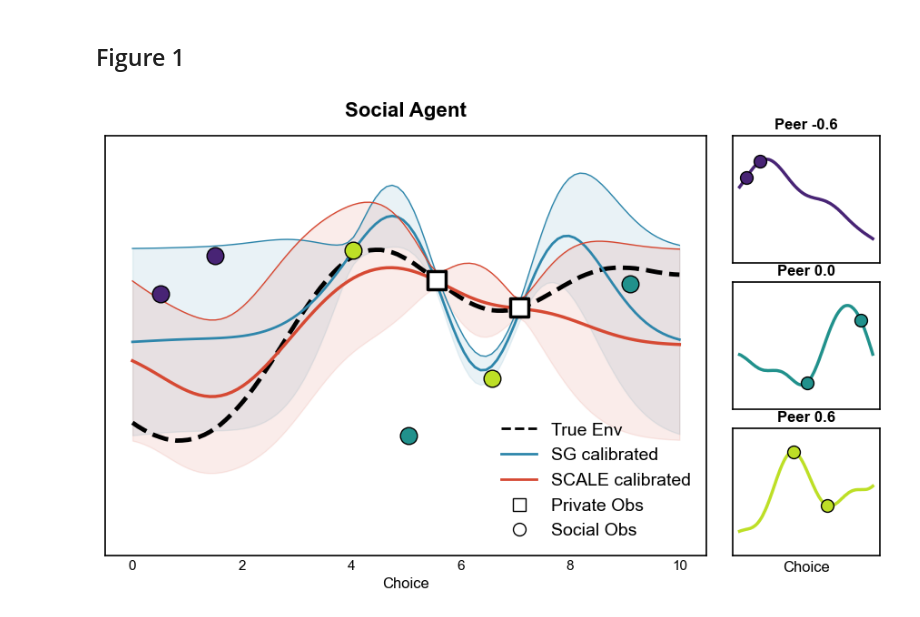
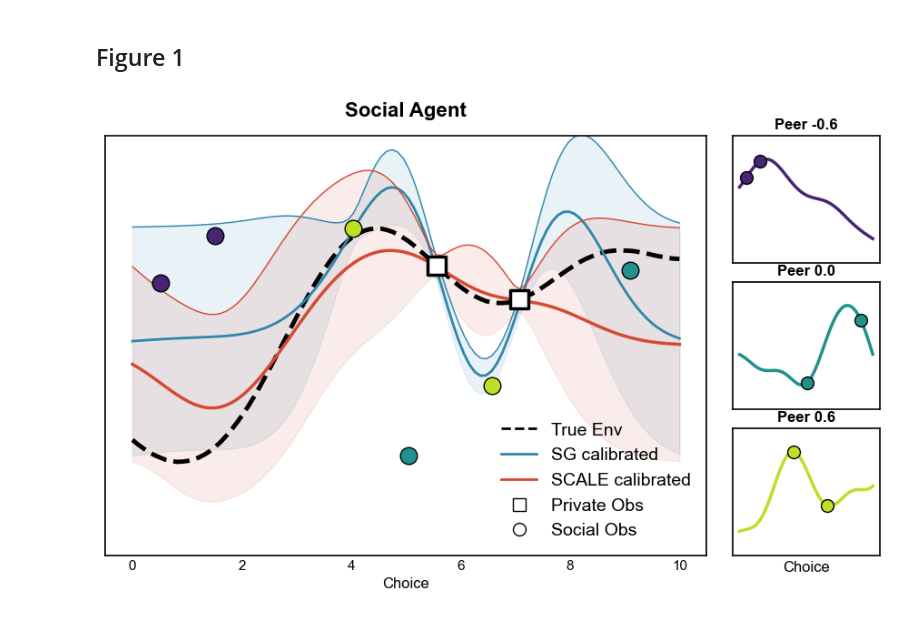
Before and after one commit to vagechirkov/Spatial-MAB-ABM, a Jupyter notebook: abm/models_illustrations.ipynb, the cells around one changed output. Cells and saved outputs as stored; diff of their text form; code cells hidden in the pictures.

```diff
--- a/abm/models_illustrations.ipynb
+++ b/abm/models_illustrations.ipynb
@@ -574,32 +574,32 @@ def create_figure_1(env_seed=53, np_seed=71):
 
     # Observations
     ax_main.scatter(X_obs_private, y_obs_private, s=200, facecolors='white', edgecolors='black', linewidth=2.5, zorder=15, marker='s', label="Private Obs")
     for (px, py, _, pcolor) in peer_obs_data:
         ax_main.scatter(px, py, s=180, facecolors=pcolor, edgecolors='k', zorder=10, marker='o')
 
     ax_main.set_title("Social Agent", fontsize=16, fontweight='bold', pad=15)
-    ax_main.set_ylim(-1.1, 1.1)
+    ax_main.set_ylim(-0.9, 0.9)
     ax_main.set_yticks([])
     ax_main.set_xlabel("Choice", fontsize=12)
 
     from matplotlib.lines import Line2D
     legend_elements = [
         Line2D([0], [0], color='black', ls='--', lw=2, alpha=1, label='True Env'),
         Line2D([0], [0], color='#2E86AB', lw=2, ls='-', label='SG calibrated'),
         Line2D([0], [0], color='#D64933', lw=2, ls='-', label='SCALE calibrated'),
         Line2D([0], [0], marker='s', color='w', markeredgecolor='black', markerfacecolor='white', markersize=10, label='Private Obs'),
         Line2D([0], [0], marker='o', color='w', markeredgecolor='black', markerfacecolor='white', markersize=10, label='Social Obs'),
     ]
     ax_main.legend(handles=legend_elements, loc='lower right', frameon=False, fontsize=14, ncol=1)  # , bbox_to_anchor=(0.95, 1.0),
 
     # ax_main.text(-0.05, 1.02, 'a', transform=ax_main.transAxes, fontsize=16, fontweight='bold')
     # plt.gcf().get_axes()[0].text(-0.15, 1.1, 'b', transform=plt.gcf().get_axes()[0].transAxes, fontsize=16, fontweight='bold')
 
     plt.savefig('scale_model_illustration.pdf', dpi=300, bbox_inches='tight')
     plt.savefig('scale_model_illustration.png', dpi=300, bbox_inches='tight')
     plt.savefig('scale_model_illustration.svg', dpi=300, bbox_inches='tight')
 
 for i in [15]:
     create_figure_1(i, np_seed=422)
 # %% [output]
-[figure, old version]
+[figure, new version]
```
